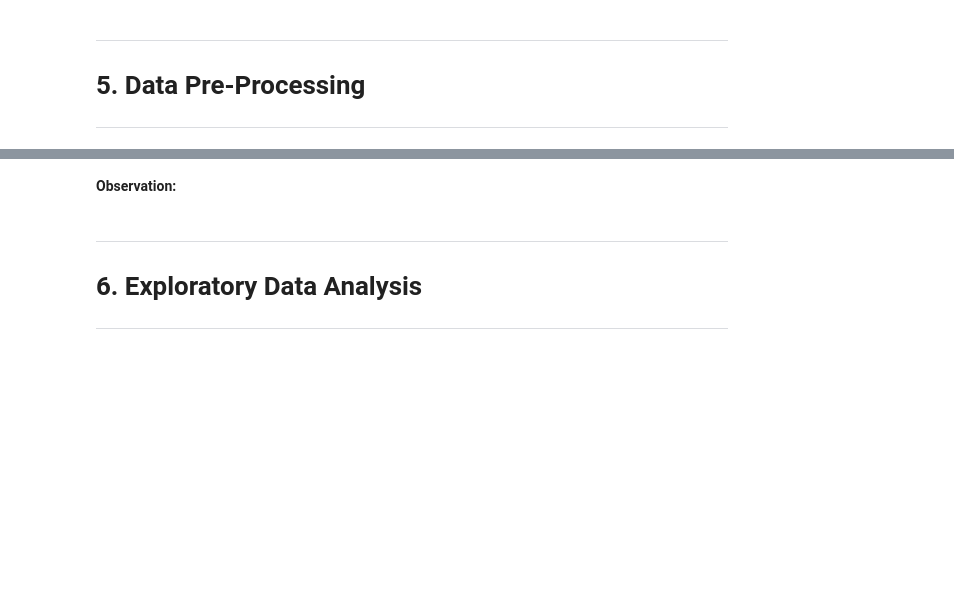
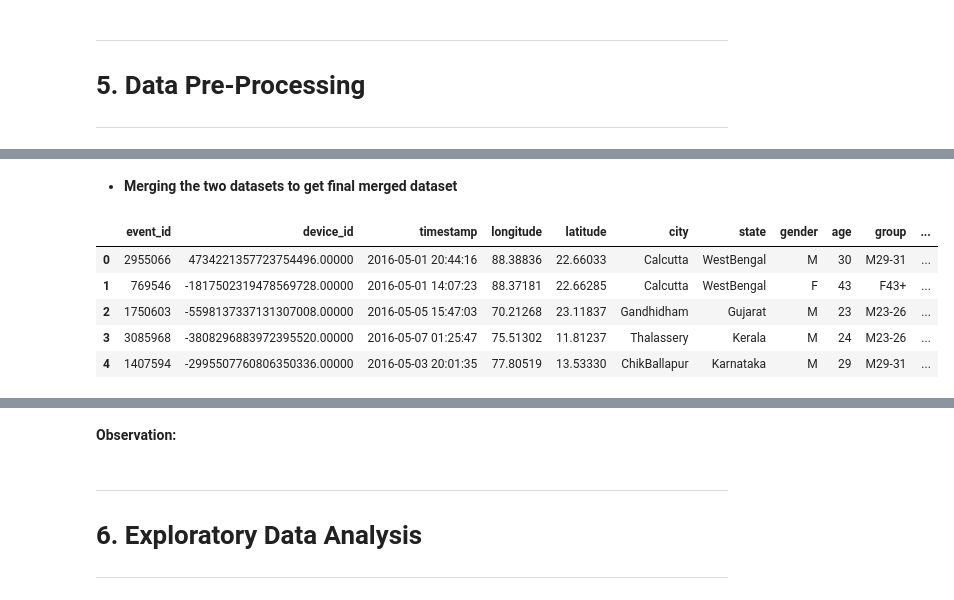
Before and after one commit to LishaJayesh/Capstone-Projects, a Jupyter notebook: Code Notebook/CDF Capstone Project.ipynb, the cells around one changed output, grey strips where cells are left out. Drawn from its saved outputs; the diff is of its cells as text; code cells hidden in the pictures; blank space fills up the shorter version.

```diff
--- a/Code Notebook/CDF Capstone Project.ipynb
+++ b/Code Notebook/CDF Capstone Project.ipynb
@@ -322,0 +549,3 @@ df_demo_details.describe(include=[object])
+# %%
+#Replacing the missing device id for 3rd missing device
+df_events_data_filtered.loc[((df_events_data_filtered['city'] == 'Hoshiarpur') & (df_events_data_filtered['state'] == 'Punjab')) & (df_events_data['device_id'].isnull()), 'device_id'] = 1750778632182066944
@@ -322,0 +583,2 @@ df_demo_details.describe(include=[object])
+# %%
+df_gender_age['device_id'] = df_gender_age['device_id'].astype(df_events_data_filtered['device_id'].dtype)
@@ -322,0 +601,3 @@ df_demo_details.describe(include=[object])
+# %%
+df_events_gender = pd.merge(df_events_data_filtered, df_gender_age, on='device_id', how='left')
+df_events_gender.info()
@@ -322,0 +652,2 @@ df_demo_details.describe(include=[object])
+# %%
+df_brand_model['device_id'] = df_brand_model['device_id'].astype(df_events_gender['device_id'].dtype)
@@ -322,0 +667,12 @@ df_demo_details.describe(include=[object])
+# %% [markdown]
+- **Merging the two datasets to get final merged dataset**
+# %%
+df_final_merged = pd.merge(df_events_gender, df_brand_model, on='device_id', how='left')
+df_final_merged.head()
+# %% [output]
+|  | event_id | device_id | timestamp | longitude | latitude | city | state | gender | age | group | ... |
+| 0 | 2955066 | 4734221357723754496.00000 | 2016-05-01 20:44:16 | 88.38836 | 22.66033 | Calcutta | WestBengal | M | 30 | M29-31 | ... |
+| 1 | 769546 | -1817502319478569728.00000 | 2016-05-01 14:07:23 | 88.37181 | 22.66285 | Calcutta | WestBengal | F | 43 | F43+ | ... |
+| 2 | 1750603 | -5598137337131307008.00000 | 2016-05-05 15:47:03 | 70.21268 | 23.11837 | Gandhidham | Gujarat | M | 23 | M23-26 | ... |
+| 3 | 3085968 | -3808296883972395520.00000 | 2016-05-07 01:25:47 | 75.51302 | 11.81237 | Thalassery | Kerala | M | 24 | M23-26 | ... |
+| 4 | 1407594 | -2995507760806350336.00000 | 2016-05-03 20:01:35 | 77.80519 | 13.53330 | ChikBallapur | Karnataka | M | 29 | M29-31 | ... |
```
Also changed, not shown: parts of 107 cells of this notebook.
